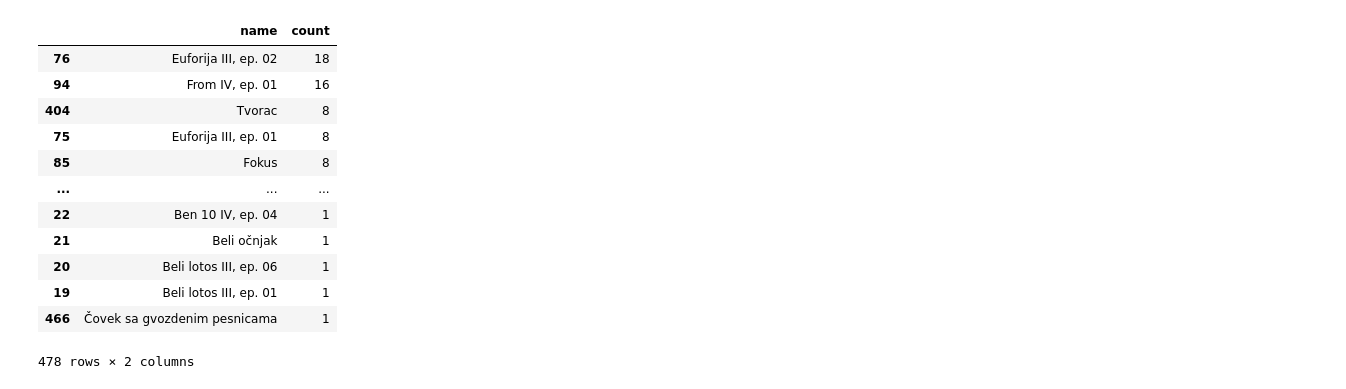
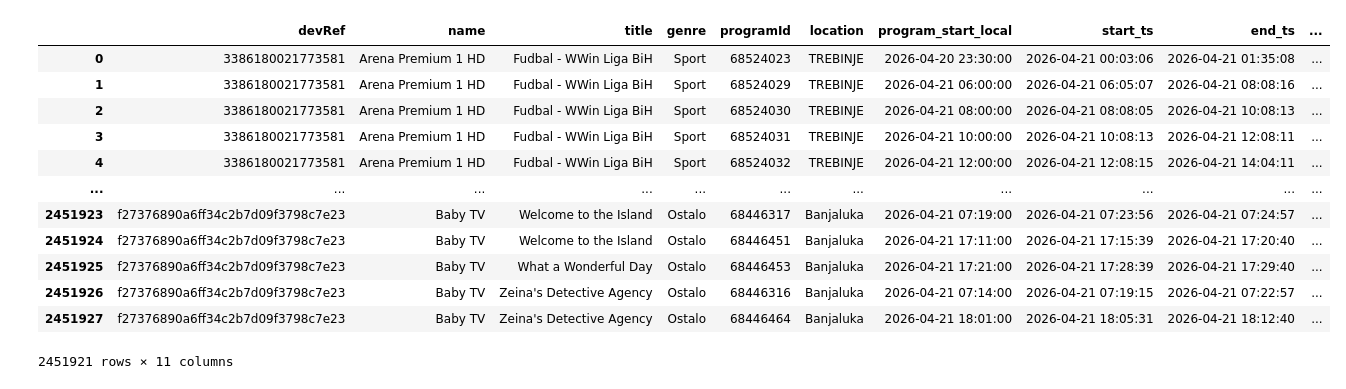
Before and after one commit to Radomir00/tv-channel-stats, a Jupyter notebook: ipynb/test.ipynb, the cells around one changed output. Drawn from its saved outputs; the diff is of its cells as text; code cells hidden in the pictures.

```diff
--- a/ipynb/test.ipynb
+++ b/ipynb/test.ipynb
@@ -12,17 +216,3 @@ WHERE type = 'LiveUsage';
 """
 # %%
 df = pd.read_sql(query, engine)
-# %%
-CAT_COLUMNS = [
-    "type",
-    "name",
-    "devRef",
-    "cusRef",
-    "devType",
-    "timeZone",
-    "devModel",
-    "ref",
-]
-
-for col in CAT_COLUMNS:
-    df[col] = df[col].astype("category")
@@ -65,16 +219,4 @@ timeshift = process(df)
-# %%
-timeshift
-# %% [output]
-|  | name | count |
-| 76 | Euforija III, ep. 02 | 18 |
-| 94 | From IV, ep. 01 | 16 |
-| 404 | Tvorac | 8 |
-| 75 | Euforija III, ep. 01 | 8 |
-| 85 | Fokus | 8 |
-| ... | ... | ... |
-| 22 | Ben 10 IV, ep. 04 | 1 |
-| 21 | Beli očnjak | 1 |
-| 20 | Beli lotos III, ep. 06 | 1 |
-| 19 | Beli lotos III, ep. 01 | 1 |
-| 466 | Čovek sa gvozdenim pesnicama | 1 |
-478 rows × 2 columns
+# %%
+df = df[df["duration"] <= 400000]
+mask = df["extra"].map(has_invalid_extra)
+df = df.loc[~mask]
@@ -80,0 +225,2 @@ timeshift
+# %%
+df_sessions= build_iptv_sessions(df)
@@ -80,0 +229,16 @@ timeshift
+# %%
+df_sessions
+# %% [output]
+|  | devRef | name | title | genre | programId | location | program_start_local | start_ts | end_ts | ... |
+| 0 | 3386180021773581 | Arena Premium 1 HD | Fudbal - WWin Liga BiH | Sport | 68524023 | TREBINJE | 2026-04-20 23:30:00 | 2026-04-21 00:03:06 | 2026-04-21 01:35:08 | ... |
+| 1 | 3386180021773581 | Arena Premium 1 HD | Fudbal - WWin Liga BiH | Sport | 68524029 | TREBINJE | 2026-04-21 06:00:00 | 2026-04-21 06:05:07 | 2026-04-21 08:08:16 | ... |
+| 2 | 3386180021773581 | Arena Premium 1 HD | Fudbal - WWin Liga BiH | Sport | 68524030 | TREBINJE | 2026-04-21 08:00:00 | 2026-04-21 08:08:05 | 2026-04-21 10:08:13 | ... |
+| 3 | 3386180021773581 | Arena Premium 1 HD | Fudbal - WWin Liga BiH | Sport | 68524031 | TREBINJE | 2026-04-21 10:00:00 | 2026-04-21 10:08:13 | 2026-04-21 12:08:11 | ... |
+| 4 | 3386180021773581 | Arena Premium 1 HD | Fudbal - WWin Liga BiH | Sport | 68524032 | TREBINJE | 2026-04-21 12:00:00 | 2026-04-21 12:08:15 | 2026-04-21 14:04:11 | ... |
+| ... | ... | ... | ... | ... | ... | ... | ... | ... | ... | ... |
+| 2451923 | f27376890a6ff34c2b7d09f3798c7e23 | Baby TV | Welcome to the Island | Ostalo | 68446317 | Banjaluka | 2026-04-21 07:19:00 | 2026-04-21 07:23:56 | 2026-04-21 07:24:57 | ... |
+| 2451924 | f27376890a6ff34c2b7d09f3798c7e23 | Baby TV | Welcome to the Island | Ostalo | 68446451 | Banjaluka | 2026-04-21 17:11:00 | 2026-04-21 17:15:39 | 2026-04-21 17:20:40 | ... |
+| 2451925 | f27376890a6ff34c2b7d09f3798c7e23 | Baby TV | What a Wonderful Day | Ostalo | 68446453 | Banjaluka | 2026-04-21 17:21:00 | 2026-04-21 17:28:39 | 2026-04-21 17:29:40 | ... |
+| 2451926 | f27376890a6ff34c2b7d09f3798c7e23 | Baby TV | Zeina's Detective Agency | Ostalo | 68446316 | Banjaluka | 2026-04-21 07:14:00 | 2026-04-21 07:19:15 | 2026-04-21 07:22:57 | ... |
+| 2451927 | f27376890a6ff34c2b7d09f3798c7e23 | Baby TV | Zeina's Detective Agency | Ostalo | 68446464 | Banjaluka | 2026-04-21 18:01:00 | 2026-04-21 18:05:31 | 2026-04-21 18:12:40 | ... |
+2451921 rows × 11 columns
```
Also changed, not shown: parts of 17 cells of this notebook, 13 other files.
